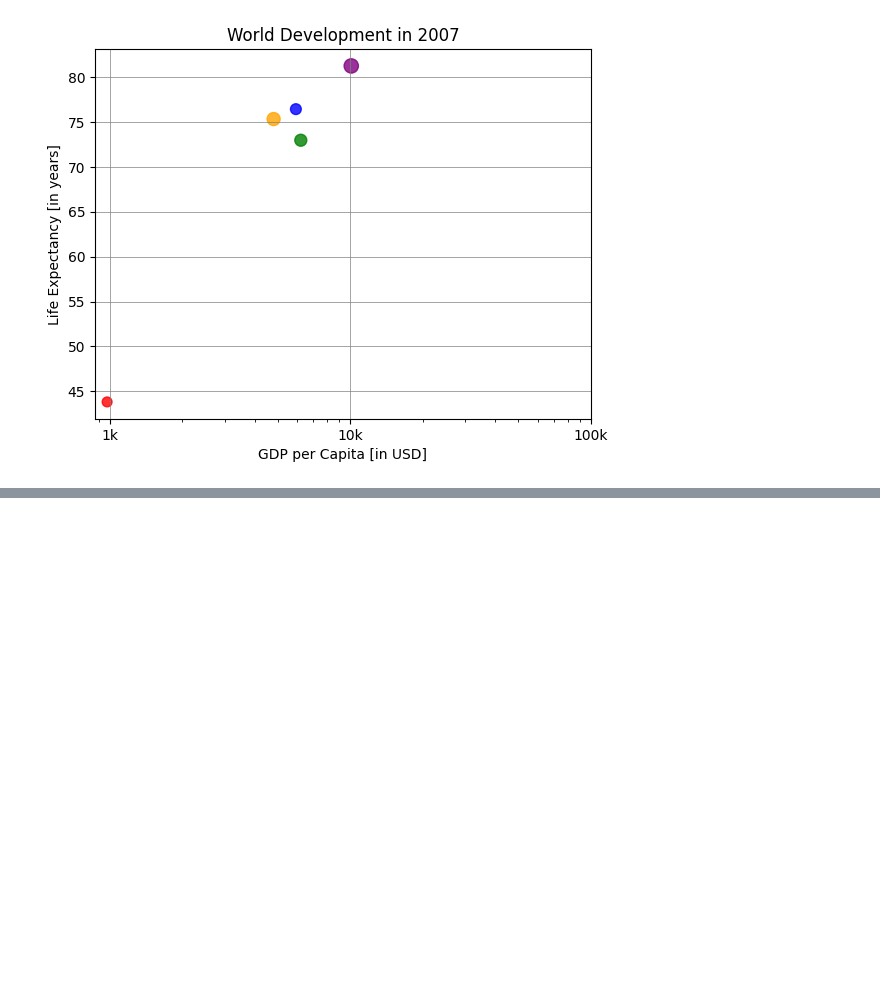
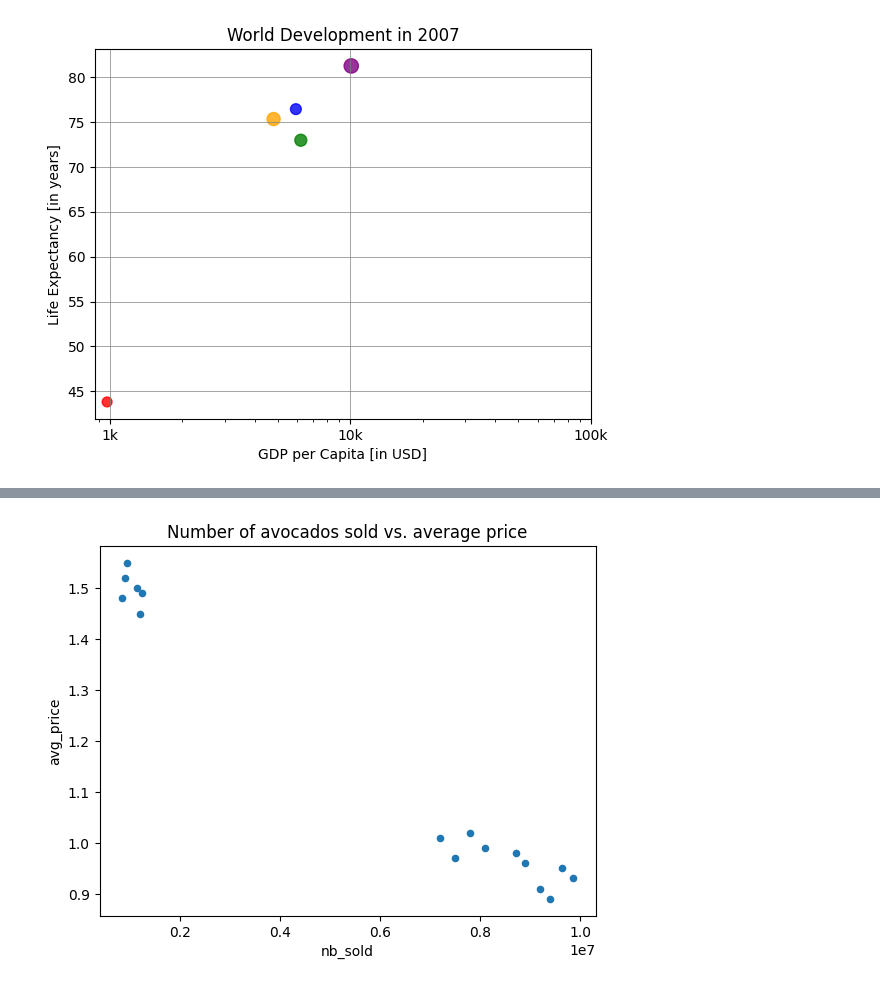
Before and after one commit to alaka-deepak/DataScientist_Portfolio, a Jupyter notebook: Associate DS/matplotlib.ipynb, the cells around one changed output, grey strips where cells are left out. Cells and saved outputs as stored; diff of their text form; code cells hidden in the pictures; blank space fills up the shorter version.

```diff
--- a/Associate DS/matplotlib.ipynb
+++ b/Associate DS/matplotlib.ipynb
@@ -67,0 +154,8 @@ plt.show()
+# %%
+# Scatter plot of avg_price vs. nb_sold with title
+avocado.plot(x="nb_sold",y="avg_price",kind="scatter",title="Number of avocado sold vs. average price")
+# Show the plot
+
+plt.show()
+# %% [output]
+[figure, added]
```
Also changed, not shown: parts of 11 cells of this notebook, 1 other file.
